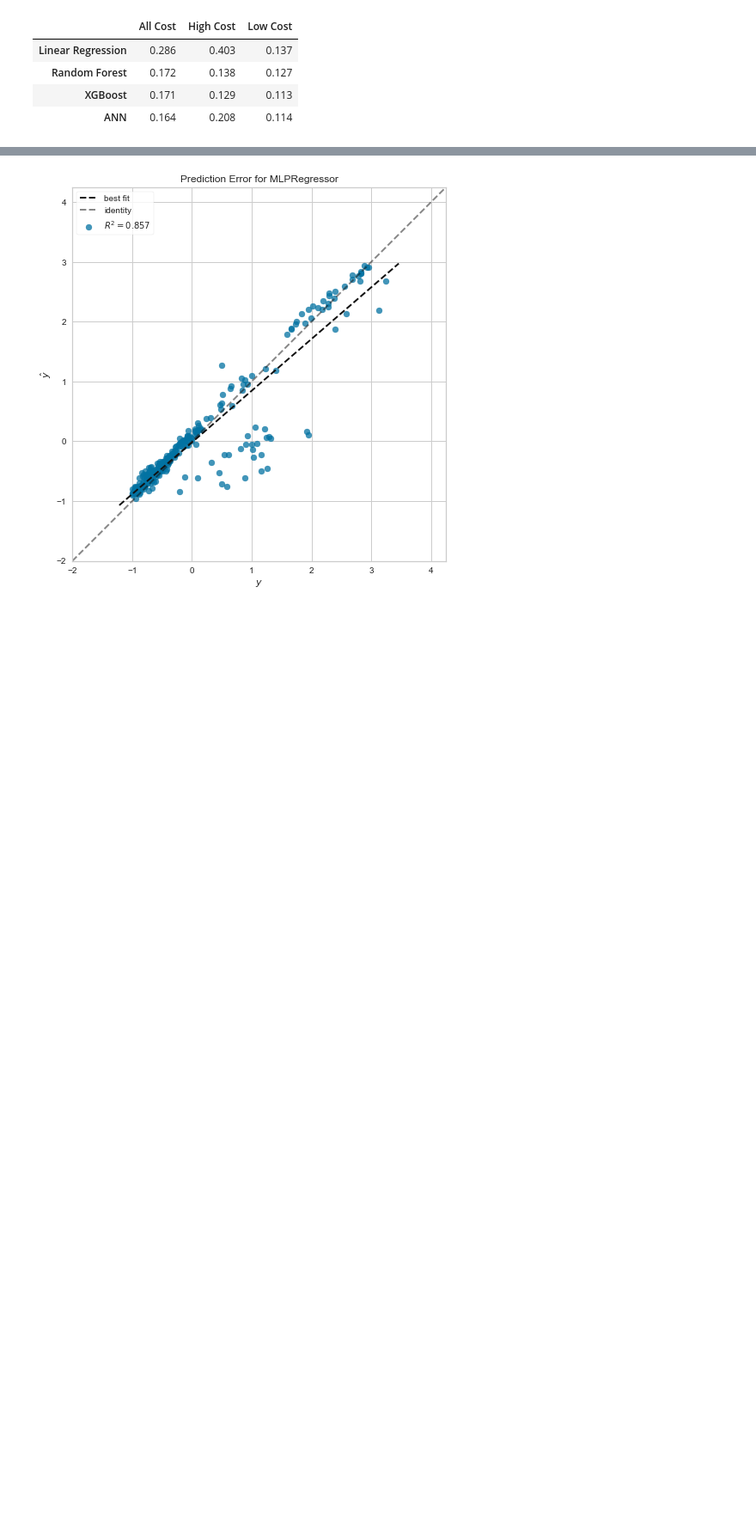
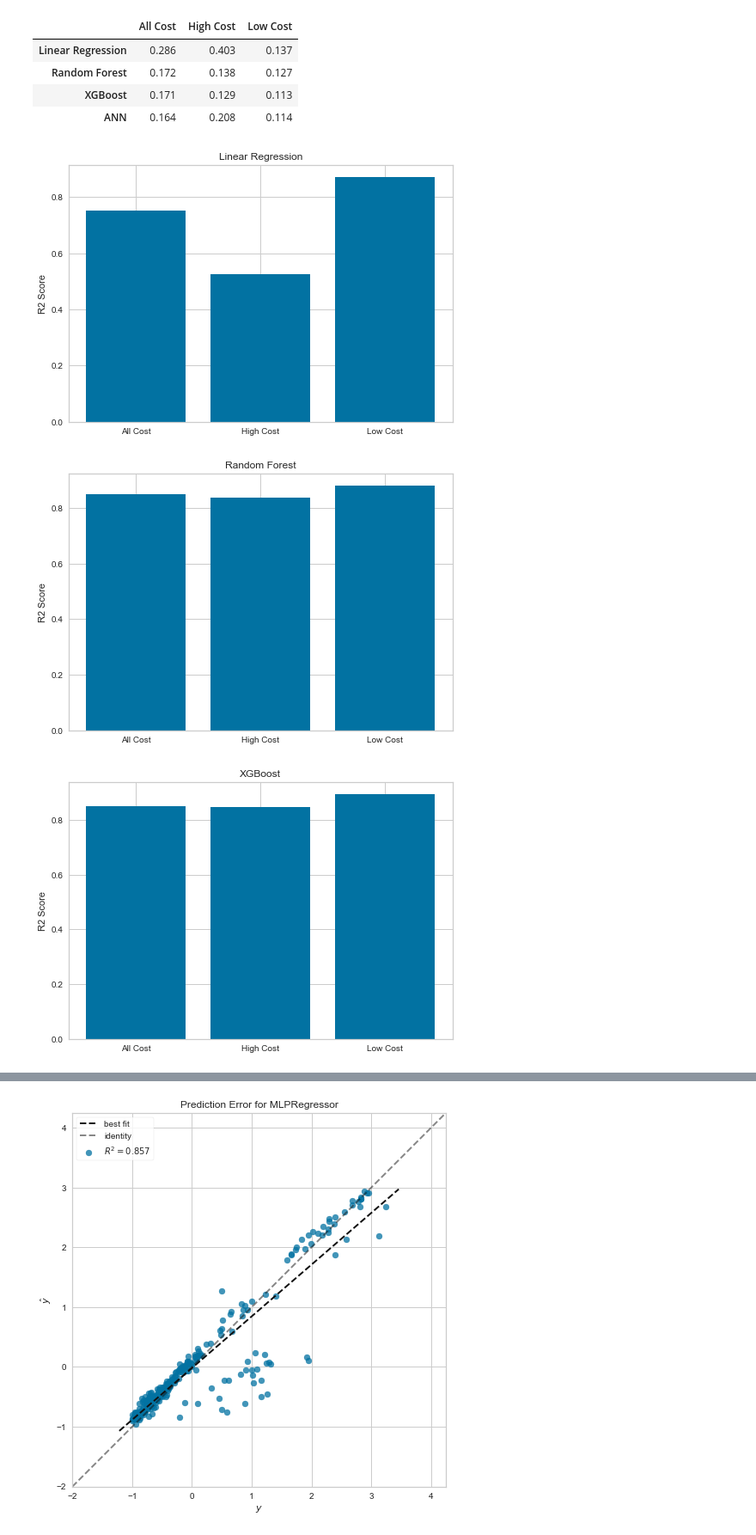
Before and after one commit to mjbernet3/insurance_prediction, a Jupyter notebook: models/supervised/results.ipynb, the cells around one changed output, grey strips where cells are left out. Shown at 86% size. Cells and saved outputs as stored; diff of their text form; code cells hidden in the pictures; blank space fills up the shorter version.

Commit message:
R2 and MSE plots with consistent style

```diff
--- a/models/supervised/results.ipynb
+++ b/models/supervised/results.ipynb
@@ -34,3 +34,21 @@ mseTable.head()
 | Random Forest | 0.172 | 0.138 | 0.127 |
 | XGBoost | 0.171 | 0.129 | 0.113 |
 | ANN | 0.164 | 0.208 | 0.114 |
+# %%
+### R2 score plots for each model ###
+
+labels = r2Table.columns.values
+models = r2Table.index.values
+
+for i in range(len(models)):
+    modelName = r2Table.iloc[i].name
+    r2Scores = r2Table.iloc[i].values
+
+    plt.title(modelName)
+    plt.bar(labels, r2Scores)
+    plt.ylabel("R2 Score")
+    plt.show()
+# %% [output]
+[figure, added]
+[figure, added]
+[figure, added]
```
Also changed, not shown: parts of 2 cells of this notebook.
